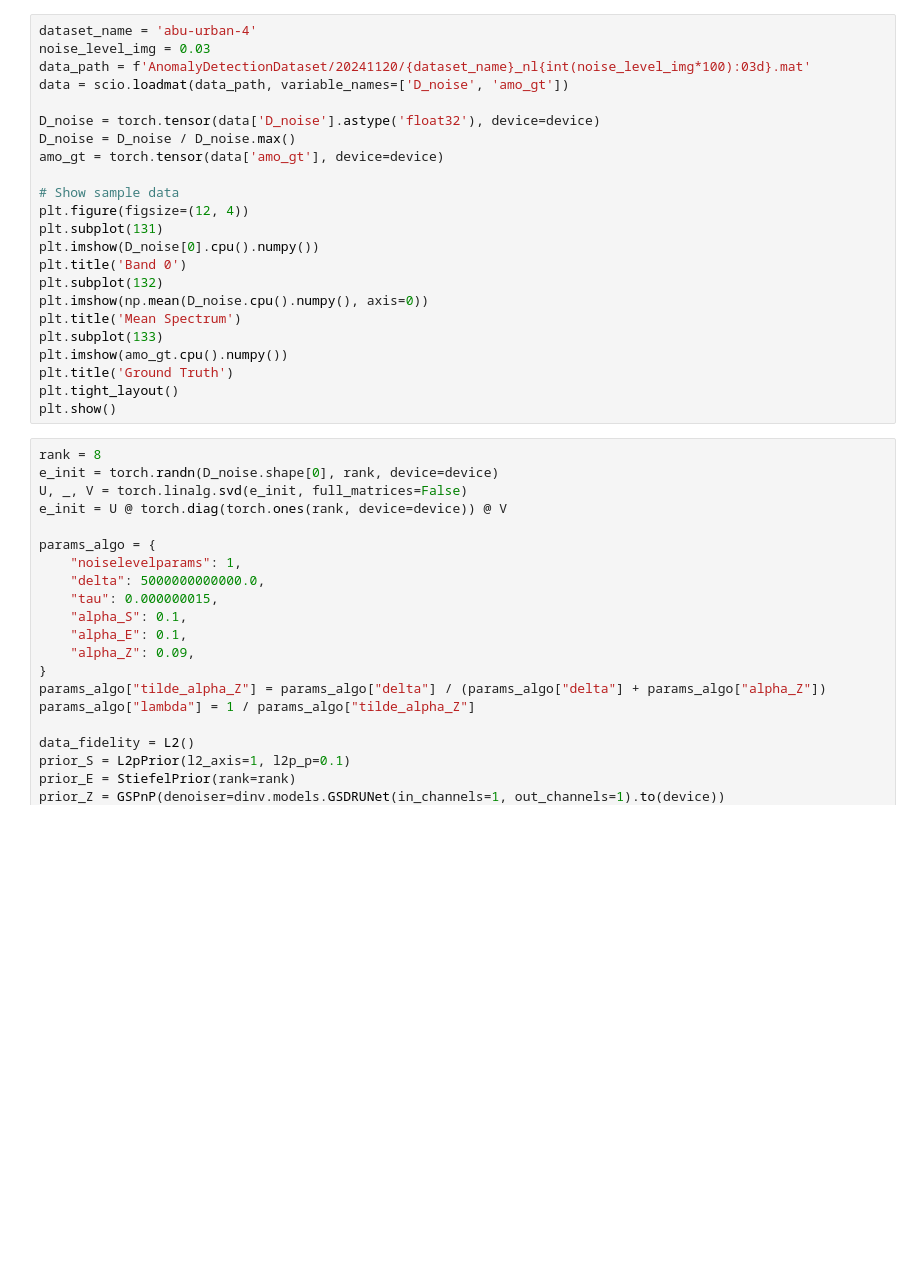
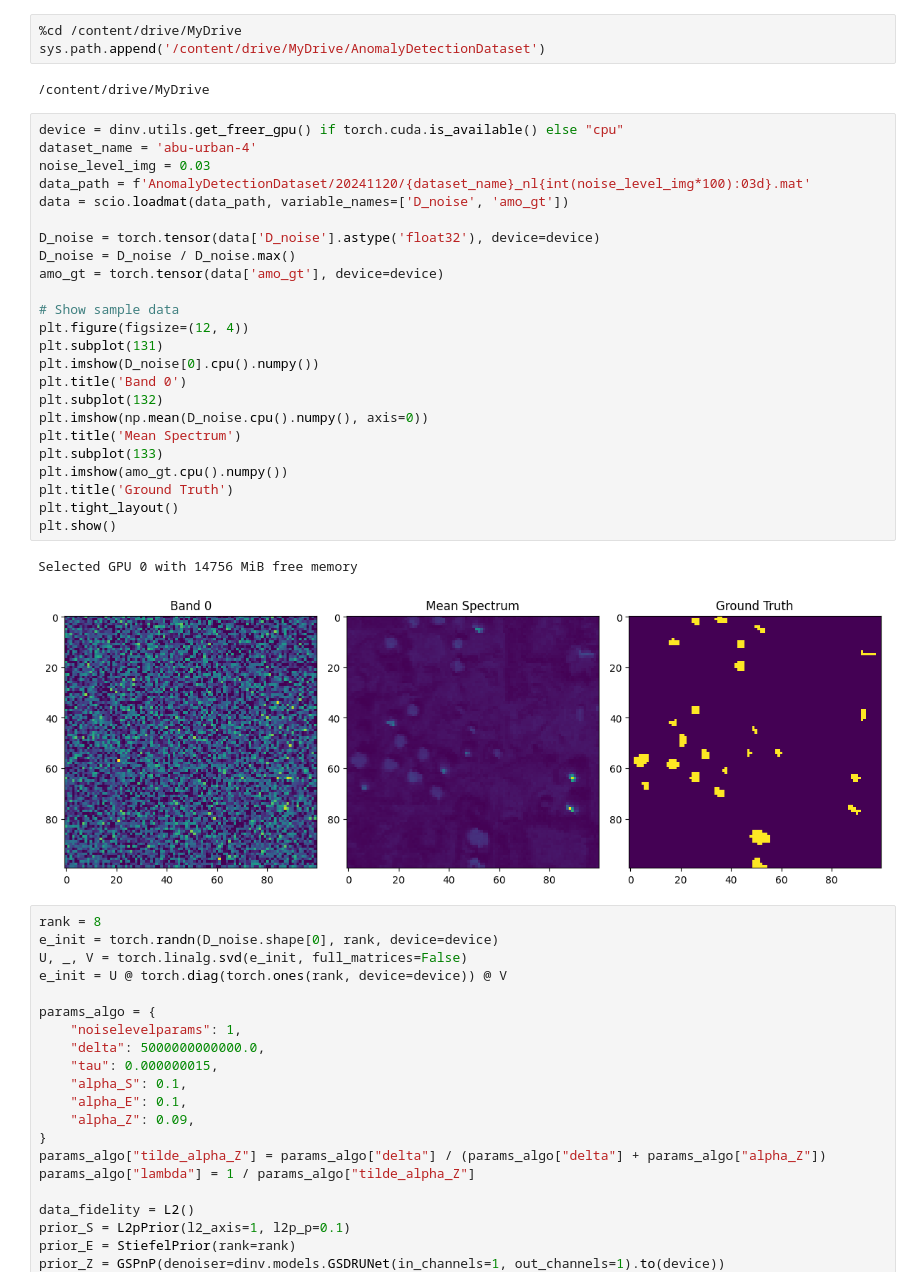
Before and after one commit to yushijie0404/deepinvPnPPBCD, a Jupyter notebook: PBCD_v10_3.ipynb, the cells around one changed output. Saved outputs shown, nothing was run; the diff lists cells and outputs as text; blank space fills up the shorter version.

```diff
--- a/PBCD_v10_3.ipynb
+++ b/PBCD_v10_3.ipynb
@@ -17,26 +65,35 @@ KeyboardInterrupt:
+# %%
+%cd /content/drive/MyDrive
+sys.path.append('/content/drive/MyDrive/AnomalyDetectionDataset')
+# %% [output]
+/content/drive/MyDrive
 # %%
+device = dinv.utils.get_freer_gpu() if torch.cuda.is_available() else "cpu"
 dataset_name = 'abu-urban-4'
 noise_level_img = 0.03
 data_path = f'AnomalyDetectionDataset/20241120/{dataset_name}_nl{int(noise_level_img*100):03d}.mat'
 data = scio.loadmat(data_path, variable_names=['D_noise', 'amo_gt'])
 
 D_noise = torch.tensor(data['D_noise'].astype('float32'), device=device)
 D_noise = D_noise / D_noise.max()
 amo_gt = torch.tensor(data['amo_gt'], device=device)
 
 # Show sample data
 plt.figure(figsize=(12, 4))
 plt.subplot(131)
 plt.imshow(D_noise[0].cpu().numpy())
 plt.title('Band 0')
 plt.subplot(132)
 plt.imshow(np.mean(D_noise.cpu().numpy(), axis=0))
 plt.title('Mean Spectrum')
 plt.subplot(133)
 plt.imshow(amo_gt.cpu().numpy())
 plt.title('Ground Truth')
 plt.tight_layout()
 plt.show()
+# %% [output]
+Selected GPU 0 with 14756 MiB free memory
+[figure, added]
 # %%
 rank = 8
 e_init = torch.randn(D_noise.shape[0], rank, device=device)
```
Also changed, not shown: parts of 5 cells of this notebook.
